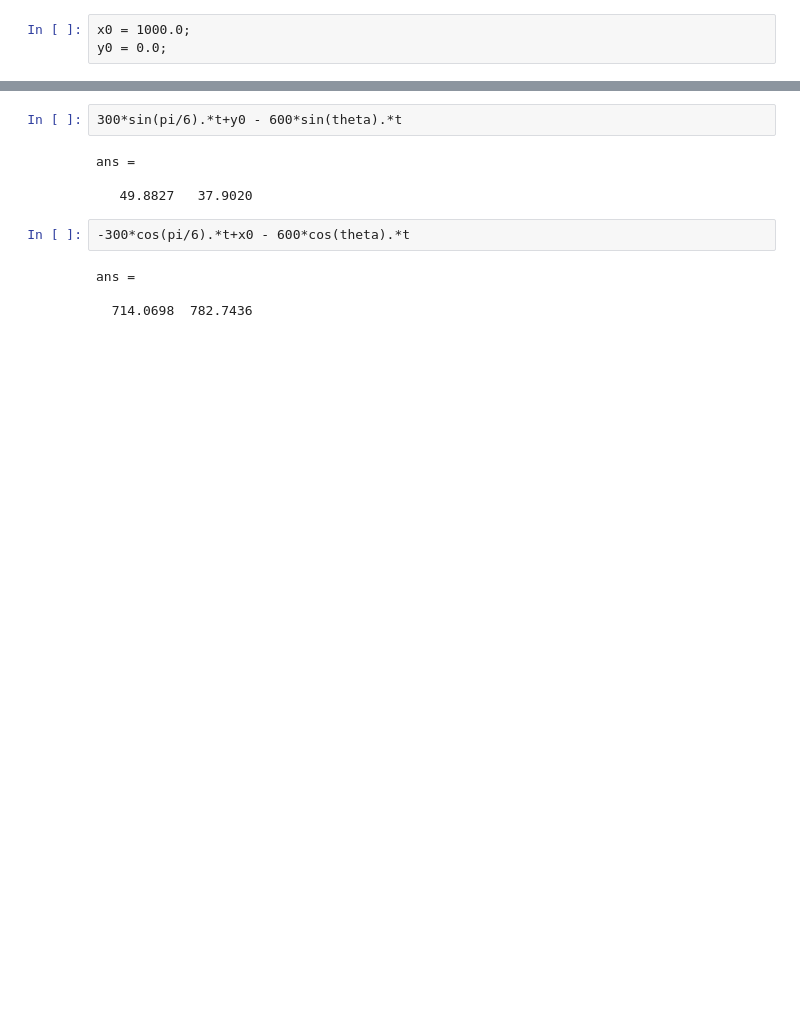
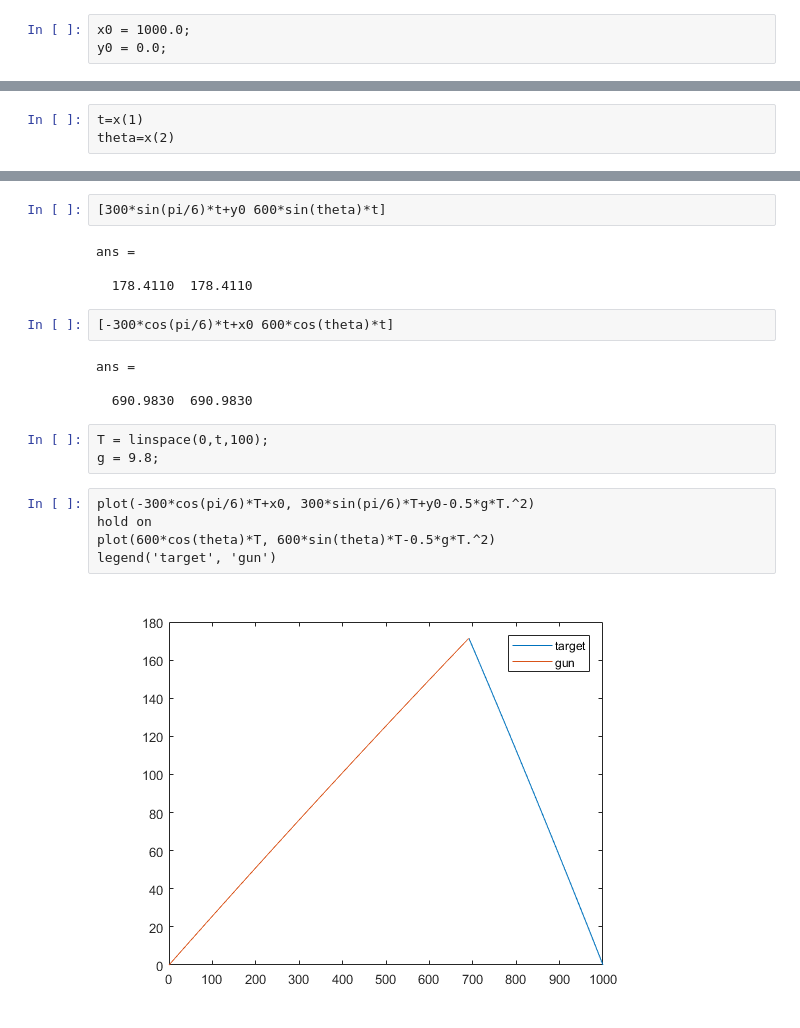
Before and after one commit to yiyuezhuo/misc, a Jupyter notebook: fire_matlab.ipynb, the cells around one changed output, grey strips where cells are left out. Saved outputs shown, nothing was run; the diff lists cells and outputs as text; blank space fills up the shorter version.

```diff
--- a/fire_matlab.ipynb
+++ b/fire_matlab.ipynb
@@ -25,3 +25,6 @@ fun = @(p) equ(p,x0,y0);
 fsolve completed because the vector of function values is near zero
 as measured by the default value of the function tolerance, and
 the problem appears regular as measured by the gradient.
+# %%
+t=x(1)
+theta=x(2)
@@ -28,12 +51,22 @@ the problem appears regular as measured by the gradient.
 # %%
-300*sin(pi/6).*t+y0 - 600*sin(theta).*t
+[300*sin(pi/6)*t+y0 600*sin(theta)*t]
 # %% [output]
 ans =
 
-   49.8827   37.9020
+  178.4110  178.4110
 # %%
--300*cos(pi/6).*t+x0 - 600*cos(theta).*t
+[-300*cos(pi/6)*t+x0 600*cos(theta)*t]
 # %% [output]
 ans =
 
-  714.0698  782.7436
+  690.9830  690.9830
+# %%
+T = linspace(0,t,100);
+g = 9.8;
+# %%
+plot(-300*cos(pi/6)*T+x0, 300*sin(pi/6)*T+y0-0.5*g*T.^2)
+hold on
+plot(600*cos(theta)*T, 600*sin(theta)*T-0.5*g*T.^2)
+legend('target', 'gun')
+# %% [output]
+[figure, added]
```
Also changed, not shown: parts of 15 cells of this notebook, 1 other file.
